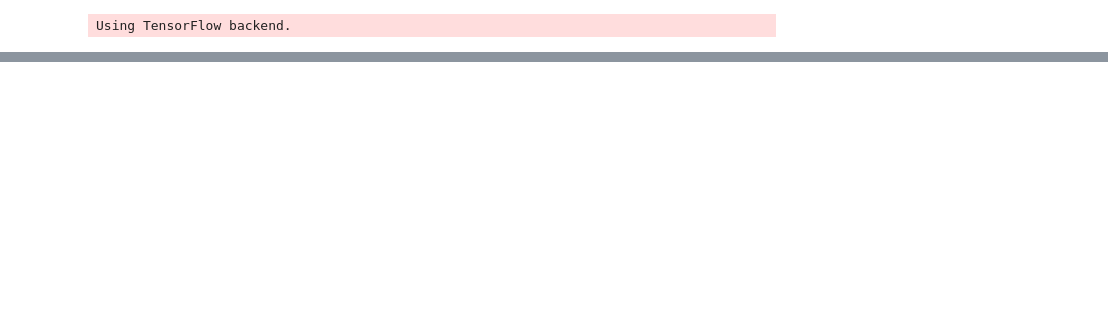
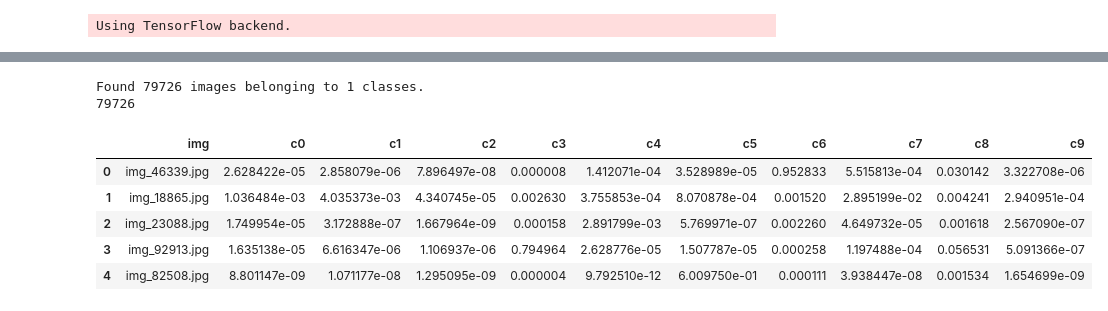
Before and after one commit to rosaann/driver, a Jupyter notebook: driver.ipynb, the cells around one changed output, grey strips where cells are left out. Drawn from its saved outputs; the diff is of its cells as text; code cells hidden in the pictures; blank space fills up the shorter version.

```diff
--- a/driver.ipynb
+++ b/driver.ipynb
@@ -416,16 +404,16 @@ import cv2
 def test_model(model, file_name):
     df = pd.read_csv("sample_submission.csv")
 
-    test_address = 'imgs/test'
+    test_address = 'imgs_2/data/test'
     test_filenames = os.listdir(test_address)
- #   test_filenames = test_filenames[:10]
+  #  test_filenames = test_filenames[:10]
     X = np.zeros((len(test_filenames), image_size[0], image_size[1], 3), dtype=np.uint8)
 
     for i, test_file in enumerate(test_filenames) :
         X[i] = cv2.resize(cv2.imread(test_address + '/' + test_file), image_size)
 
     y_pred = model.predict(X, batch_size=batch_size, verbose=0)
-  #  print(y_pred)
+
 
     for i, fname in enumerate(test_filenames):
       #  print(fname)
@@ -521,0 +631,20 @@ Epoch 1/1
+# %%
+test_model_2(model, 'pred.csv')
+data = pd.read_csv("pred.csv")
+
+display(data.head())
+# %% [output]
+Found 79726 images belonging to 1 classes.
+79726
+# %%
+test_model(model, 'pred.csv')
+data = pd.read_csv("pred.csv")
+
+display(data.head())
+# %% [output]
+|  | img | c0 | c1 | c2 | c3 | c4 | c5 | c6 | c7 | c8 | c9 |
+| 0 | img_46339.jpg | 2.628422e-05 | 2.858079e-06 | 7.896497e-08 | 0.000008 | 1.412071e-04 | 3.528989e-05 | 0.952833 | 5.515813e-04 | 0.030142 | 3.322708e-06 |
+| 1 | img_18865.jpg | 1.036484e-03 | 4.035373e-03 | 4.340745e-05 | 0.002630 | 3.755853e-04 | 8.070878e-04 | 0.001520 | 2.895199e-02 | 0.004241 | 2.940951e-04 |
+| 2 | img_23088.jpg | 1.749954e-05 | 3.172888e-07 | 1.667964e-09 | 0.000158 | 2.891799e-03 | 5.769971e-07 | 0.002260 | 4.649732e-05 | 0.001618 | 2.567090e-07 |
+| 3 | img_92913.jpg | 1.635138e-05 | 6.616347e-06 | 1.106937e-06 | 0.794964 | 2.628776e-05 | 1.507787e-05 | 0.000258 | 1.197488e-04 | 0.056531 | 5.091366e-07 |
+| 4 | img_82508.jpg | 8.801147e-09 | 1.071177e-08 | 1.295095e-09 | 0.000004 | 9.792510e-12 | 6.009750e-01 | 0.000111 | 3.938447e-08 | 0.001534 | 1.654699e-09 |
```
Also changed, not shown: parts of 14 cells of this notebook.
